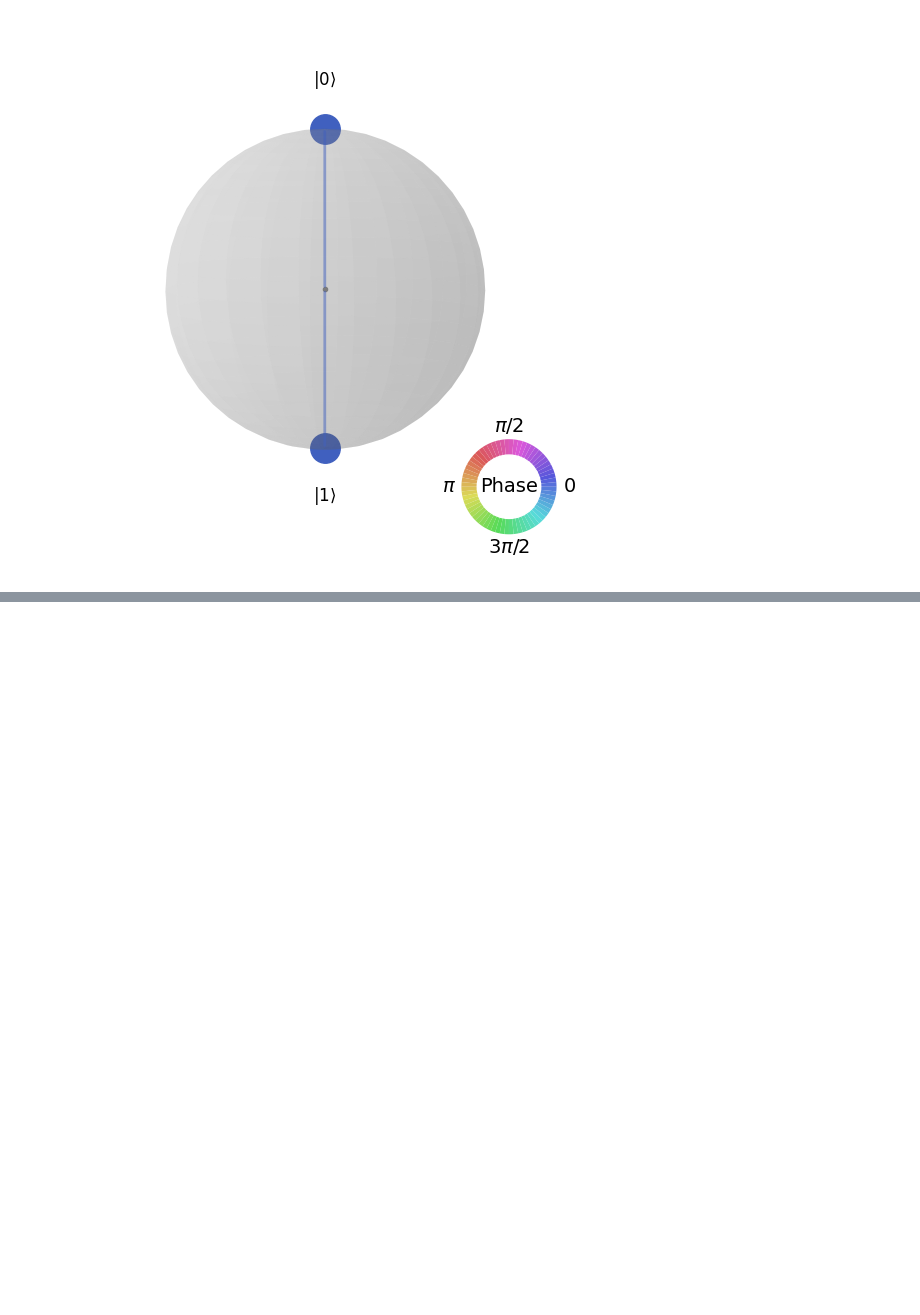
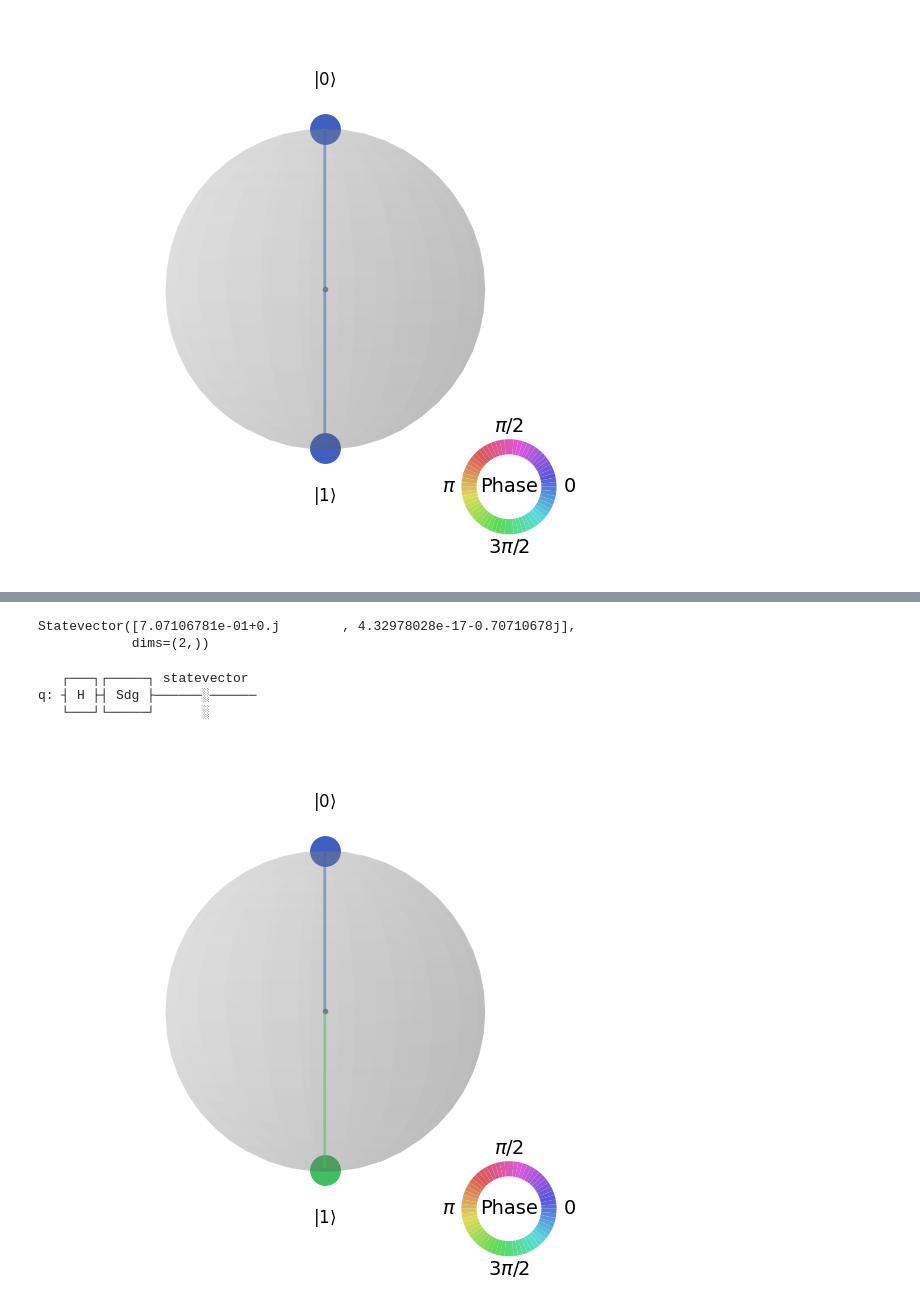
Before and after one commit to dipankardas011/Quantum-Coding, a Jupyter notebook: quantum-gates.ipynb, the cells around one changed output, grey strips where cells are left out. Cells and saved outputs as stored; diff of their text form; code cells hidden in the pictures; blank space fills up the shorter version.

```diff
--- a/quantum-gates.ipynb
+++ b/quantum-gates.ipynb
@@ -96,0 +178,21 @@ qsphere
+# %%
+qc = QuantumCircuit(1)
+qc.h(0)
+qc.sdg(0)
+qc.save_statevector()
+res, img, qsphere = execute_circuit_qsphere(qc)
+# %%
+res
+# %% [output]
+Statevector([7.07106781e-01+0.j        , 4.32978028e-17-0.70710678j],
+            dims=(2,))
+# %%
+img
+# %% [output]
+   ┌───┐┌─────┐ statevector
+q: ┤ H ├┤ Sdg ├──────░──────
+   └───┘└─────┘      ░
+# %%
+qsphere
+# %% [output]
+[figure, added]
```
Also changed, not shown: parts of 21 cells of this notebook.
